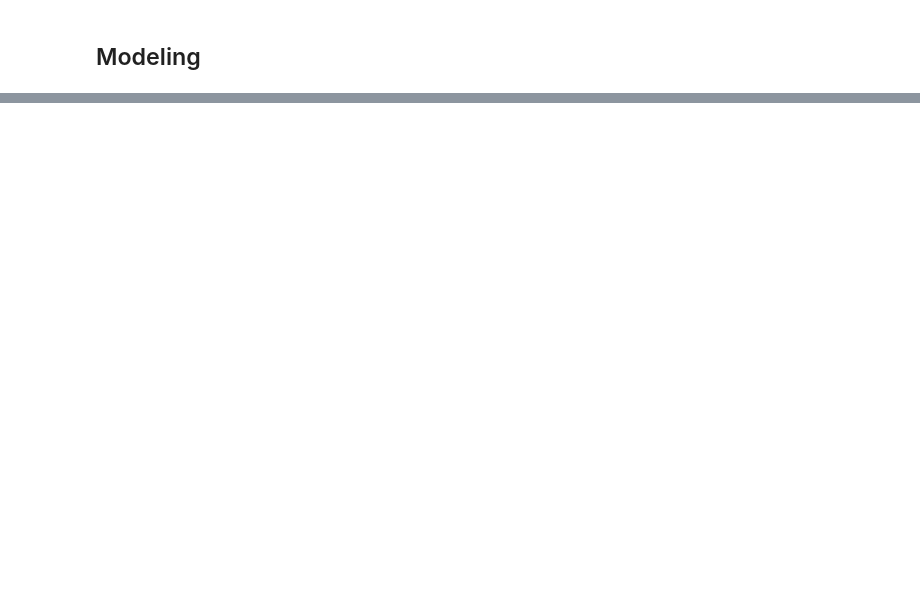
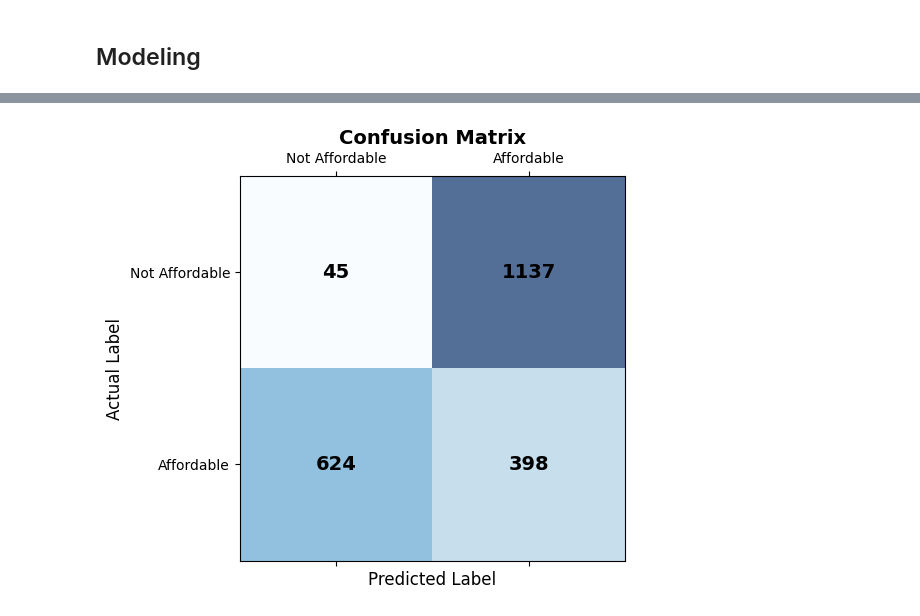
Before and after one commit to rayansamman/Slavic-Sultanate, a Jupyter notebook: src/second-iteration.ipynb, the cells around one changed output, grey strips where cells are left out. Drawn from its saved outputs; the diff is of its cells as text; code cells hidden in the pictures; blank space fills up the shorter version.

Commit message:
finished model

```diff
--- a/src/second-iteration.ipynb
+++ b/src/second-iteration.ipynb
@@ -346,0 +253,97 @@ Name: TradeValue, dtype: int64
+# %%
+# Copy the data to assign them calculated affordibility
+test_set = df.copy()
+
+# Calculate the Affortibility for test_set
+INCOME = 30000
+
+INTEREST_RATE_PER_MONTH = 0.04 / 12
+
+LOAN_TERM = 30
+
+LOAN_TERM_YEARS = 30
+
+LOAN_TERM_MONTHS = LOAN_TERM_YEARS * 12
+
+DOWNPAYMENT_MODIFIER = 0.2
+
+AFFORDABILITY_THRESHOLD = (INCOME / 12) * 0.3  # 30% of monthly income
+
+
+
+def is_affordable(trade_value):
+    if np.isnan(trade_value) or trade_value <= 0:
+        return 0
+
+    loan_amount = trade_value * (1 - DOWNPAYMENT_MODIFIER)
+
+    # Compute monthly mortgage payment
+    monthly_payment = loan_amount * (INTEREST_RATE_PER_MONTH * (1 + INTEREST_RATE_PER_MONTH) ** LOAN_TERM_MONTHS) / \
+                      ((1 + INTEREST_RATE_PER_MONTH) ** LOAN_TERM_MONTHS - 1)
+
+
+    return 1 if monthly_payment <= AFFORDABILITY_THRESHOLD else 0
+
+# Apply function to dataset
+test_set["AffordableDwelling"] = test_set["TradeValue"].apply(is_affordable)
+
+
+def is_affortable_model(row):
+    # Rule based on ExteriorCharm
+    if(row['ExteriorCharm'] in ['Gleaming','Enchanting']):
+        return 1
+    if(row['Enclave'] in filtered_avg.index):
+        return 1
+    # Based on the graph
+    if(row['LivingQuarters'] > 1750):
+        return 1
+    return 0
+
+
+
+df["AffordableDwelling"] = df.apply(is_affortable_model,axis=1)
+
+df["AffordableDwelling"].value_counts()
+
+
+from sklearn.metrics import confusion_matrix
+
+# Actual values from df
+y_true = df["AffordableDwelling"]
+
+# Predicted values from test_set
+y_pred = test_set["AffordableDwelling"]
+
+
+# Chatgpt for better visualisation
+cm = confusion_matrix(y_true, y_pred)
+TN, FP, FN, TP = cm.ravel()
+
+# Create the figure
+fig, ax = plt.subplots(figsize=(5, 5))
+
+# Display the matrix
+ax.matshow(cm, cmap="Blues", alpha=0.7)
+
+# Add text annotations
+for i in range(2):
+    for j in range(2):
+        ax.text(x=j, y=i, s=cm[i, j], va="center", ha="center", fontsize=14, fontweight="bold", color="black")
+
+# Labels
+plt.xlabel("Predicted Label", fontsize=12)
+plt.ylabel("Actual Label", fontsize=12)
+plt.xticks([0, 1], ["Not Affordable", "Affordable"])
+plt.yticks([0, 1], ["Not Affordable", "Affordable"])
+plt.title("Confusion Matrix", fontsize=14, fontweight="bold")
+
+# Print values separately
+print(f"Confusion Matrix:\n{cm}")
+print(f"True Positives (TP): {TP}")
+print(f"False Positives (FP): {FP}")
+print(f"False Negatives (FN): {FN}")
+print(f"True Negatives (TN): {TN}")
+
+# Show plot
+plt.show()
+# %% [output]
@@ -346,0 +357 @@ Name: TradeValue, dtype: int64
+[figure, added]
```
Also changed, not shown: parts of 4 cells of this notebook.
